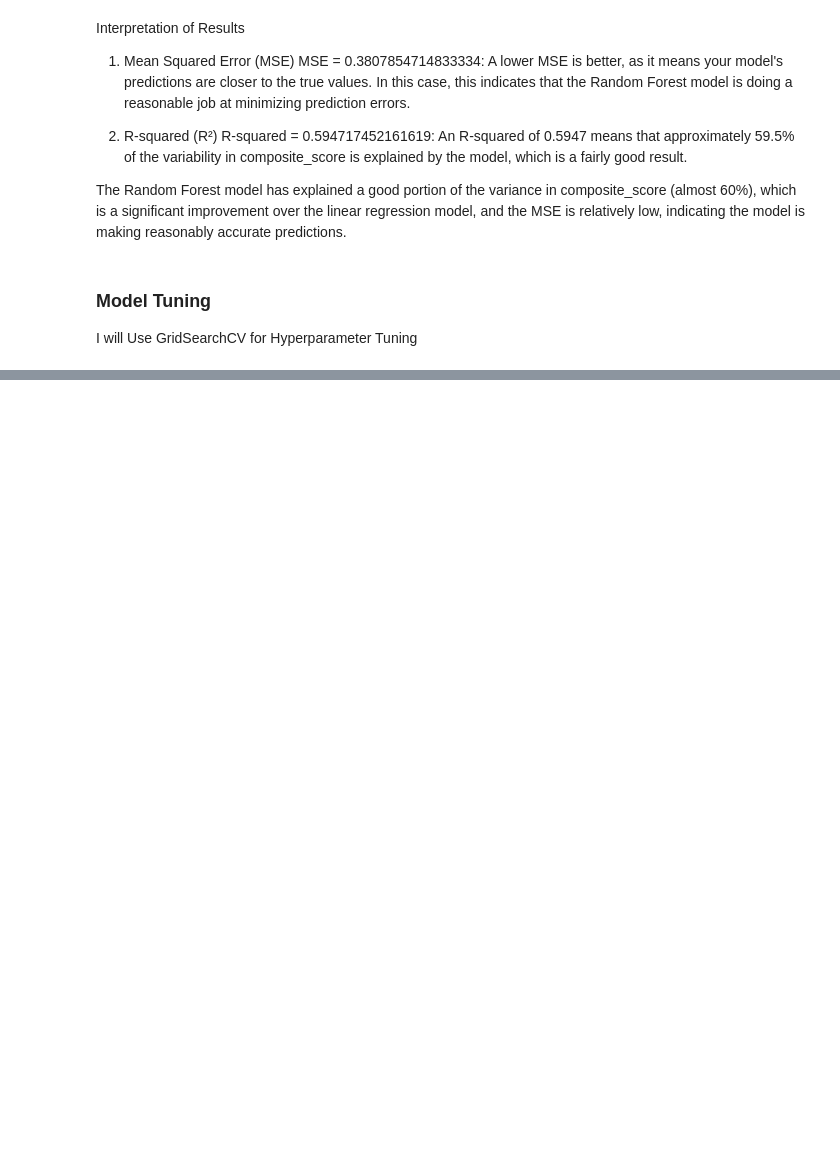
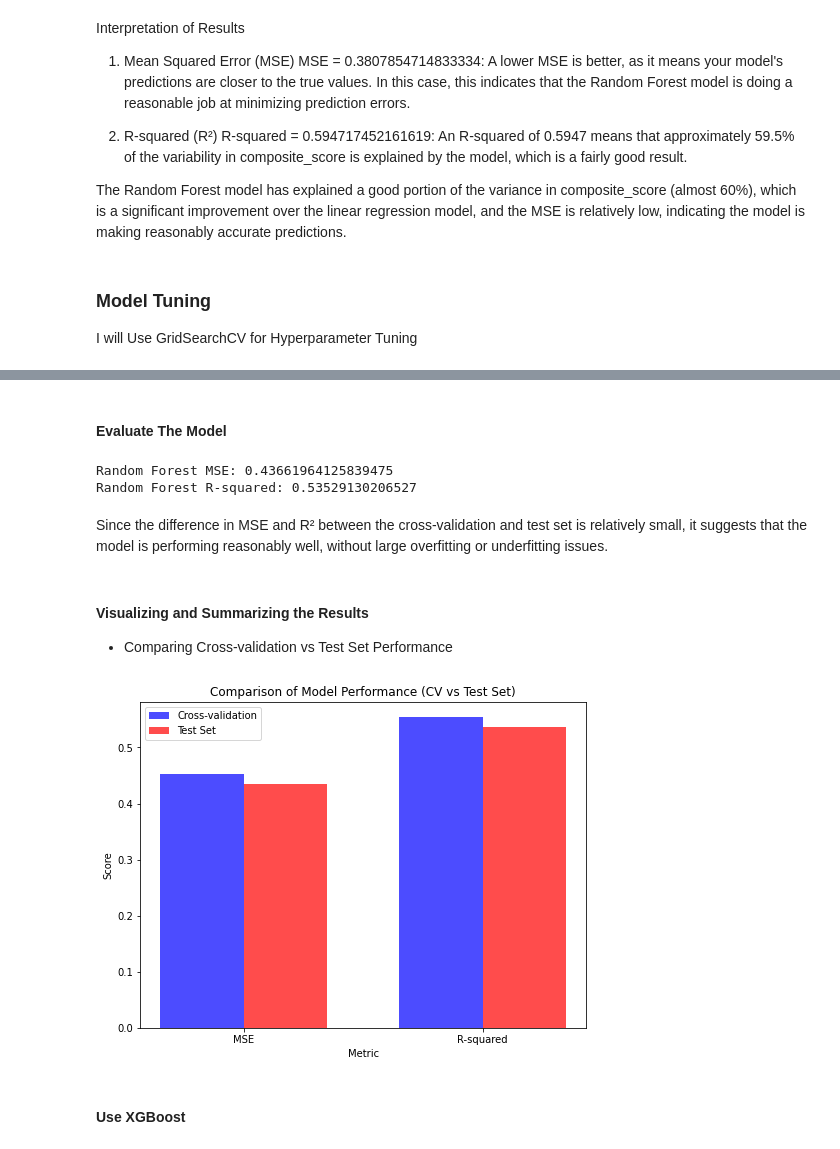
Before and after one commit to geomwangi007/Early-Detection-of-Alzheimer-s-Disease-and-Related-Dementias-Using-Social-Determinants-of-Health, a Jupyter notebook: IPNYBS/Cynthia.ipynb, the cells around one changed output, grey strips where cells are left out. Drawn from its saved outputs; the diff is of its cells as text; code cells hidden in the pictures; blank space fills up the shorter version.

```diff
--- a/IPNYBS/Cynthia.ipynb
+++ b/IPNYBS/Cynthia.ipynb
@@ -790,0 +966,48 @@ print("Best parameters found: ", grid_search.best_params_)
+# %% [markdown]
+#### Evaluate The Model
+# %%
+from sklearn.metrics import mean_squared_error, r2_score
+
+# Calculate MSE and R-squared
+mse_rf = mean_squared_error(y_test, y_pred_rf)
+r2_rf = r2_score(y_test, y_pred_rf)
+
+print(f"Random Forest MSE: {mse_rf}")
+print(f"Random Forest R-squared: {r2_rf}")
+# %% [output]
+Random Forest MSE: 0.43661964125839475
+Random Forest R-squared: 0.53529130206527
+# %% [markdown]
+Since the difference in MSE and R² between the cross-validation and test set is relatively small, it suggests that the model is performing reasonably well, without large overfitting or underfitting issues.
+# %% [markdown]
+#### Visualizing and Summarizing the Results
+
+- Comparing Cross-validation vs Test Set Performance
+# %%
+import matplotlib.pyplot as plt
+
+# Bar chart for comparing MSE and R-squared
+metrics = ['MSE', 'R-squared']
+cv_values = [0.4534, 0.5541]
+test_values = [0.4353, 0.5367]
+
+# Create the plot
+fig, ax = plt.subplots(figsize=(8, 6))
+width = 0.35  # Bar width
+x = range(len(metrics))
+
+ax.bar(x, cv_values, width, label='Cross-validation', color='b', alpha=0.7)
+ax.bar([p + width for p in x], test_values, width, label='Test Set', color='r', alpha=0.7)
+
+ax.set_xlabel('Metric')
+ax.set_ylabel('Score')
+ax.set_title('Comparison of Model Performance (CV vs Test Set)')
+ax.set_xticks([p + width/2 for p in x])
+ax.set_xticklabels(metrics)
+ax.legend()
+
+plt.show()
+# %% [output]
+[figure, added]
+# %% [markdown]
+#### Use XGBoost
```
Also changed, not shown: parts of 41 cells of this notebook.
